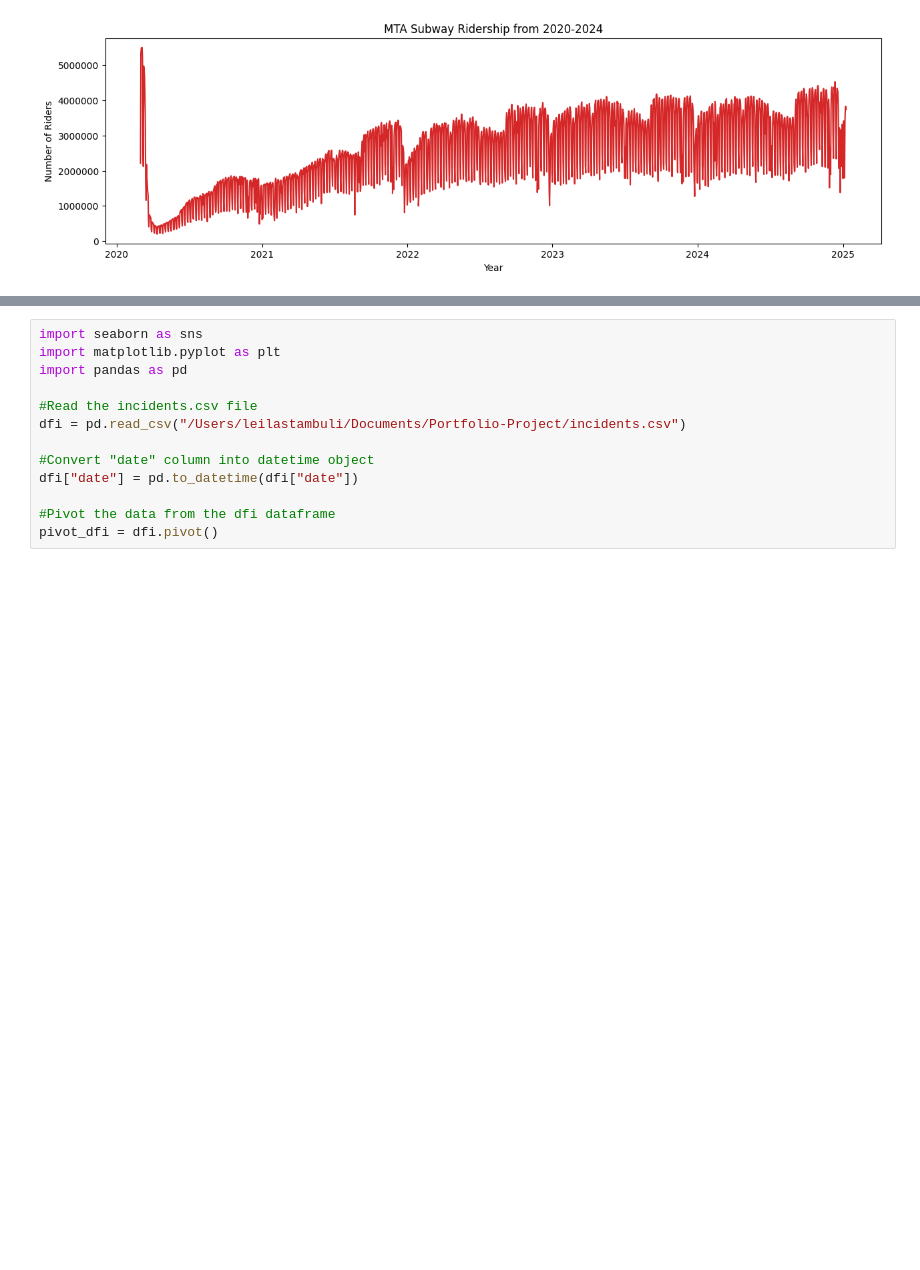
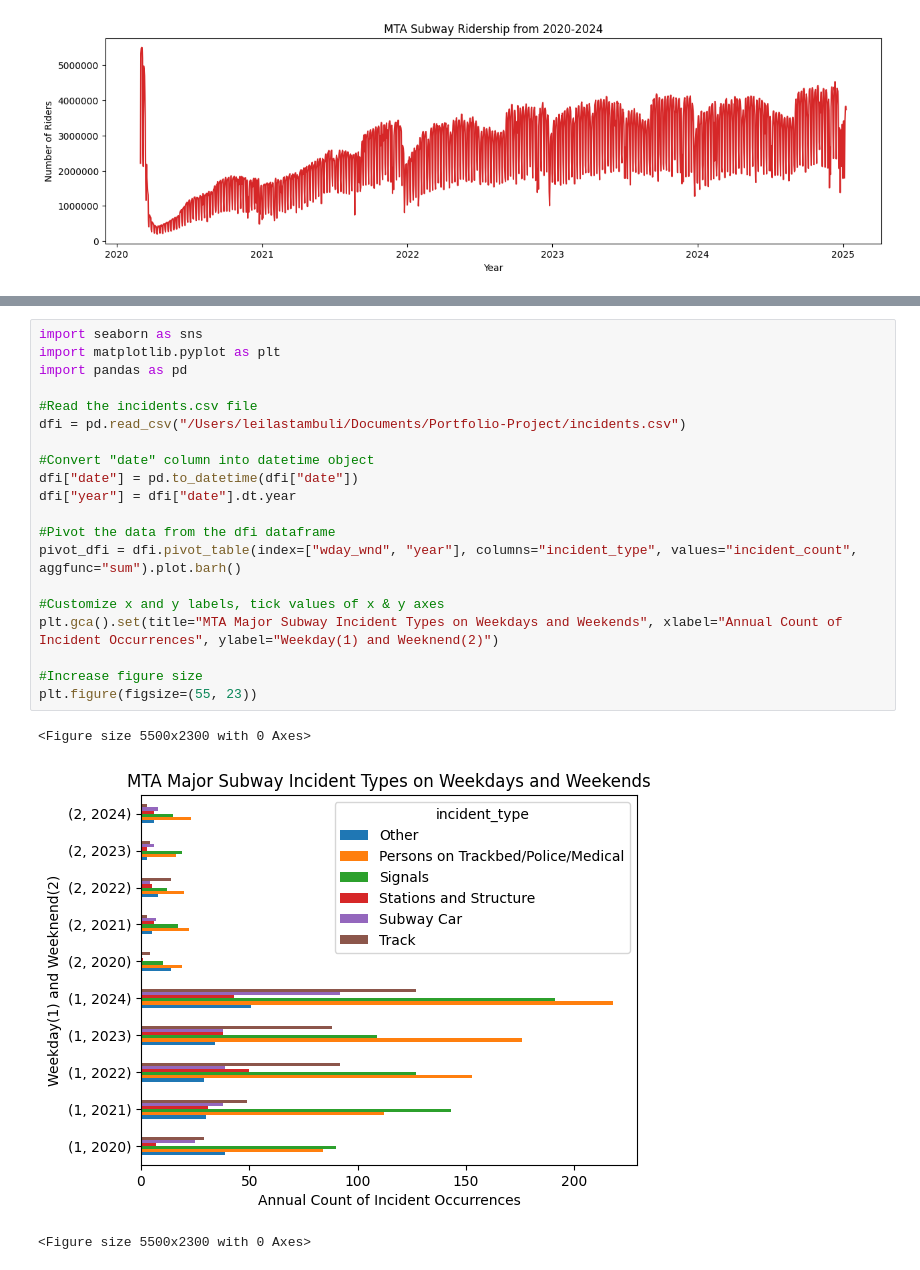
Before and after one commit to thetechleila/MTA-Subway-Ridership-and-Major-Incidents-EDA, a Jupyter notebook: notebooks/leila_eda.ipynb, the cells around one changed output, grey strips where cells are left out. Saved outputs shown, nothing was run; the diff lists cells and outputs as text; blank space fills up the shorter version.

Commit message:
both charts

```diff
--- a/notebooks/leila_eda.ipynb
+++ b/notebooks/leila_eda.ipynb
@@ -28,13 +32,24 @@ From 2021 onward, MTA Subway ridership gradually increases over time, but even a
 # %%
 import seaborn as sns
 import matplotlib.pyplot as plt
 import pandas as pd
 
 #Read the incidents.csv file
 dfi = pd.read_csv("/Users/leilastambuli/Documents/Portfolio-Project/incidents.csv")
 
 #Convert "date" column into datetime object
 dfi["date"] = pd.to_datetime(dfi["date"])
+dfi["year"] = dfi["date"].dt.year
 
 #Pivot the data from the dfi dataframe
-pivot_dfi = dfi.pivot()
+pivot_dfi = dfi.pivot_table(index=["wday_wnd", "year"], columns="incident_type", values="incident_count", aggfunc="sum").plot.barh()
+
+#Customize x and y labels, tick values of x & y axes
+plt.gca().set(title="MTA Major Subway Incident Types on Weekdays and Weekends", xlabel="Annual Count of Incident Occurrences", ylabel="Weekday(1) and Weeknend(2)")
+
+#Increase figure size
+plt.figure(figsize=(55, 23))
+# %% [output]
+<Figure size 5500x2300 with 0 Axes>
+[figure, added]
+<Figure size 5500x2300 with 0 Axes>
```
Also changed, not shown: parts of 2 cells of this notebook.
